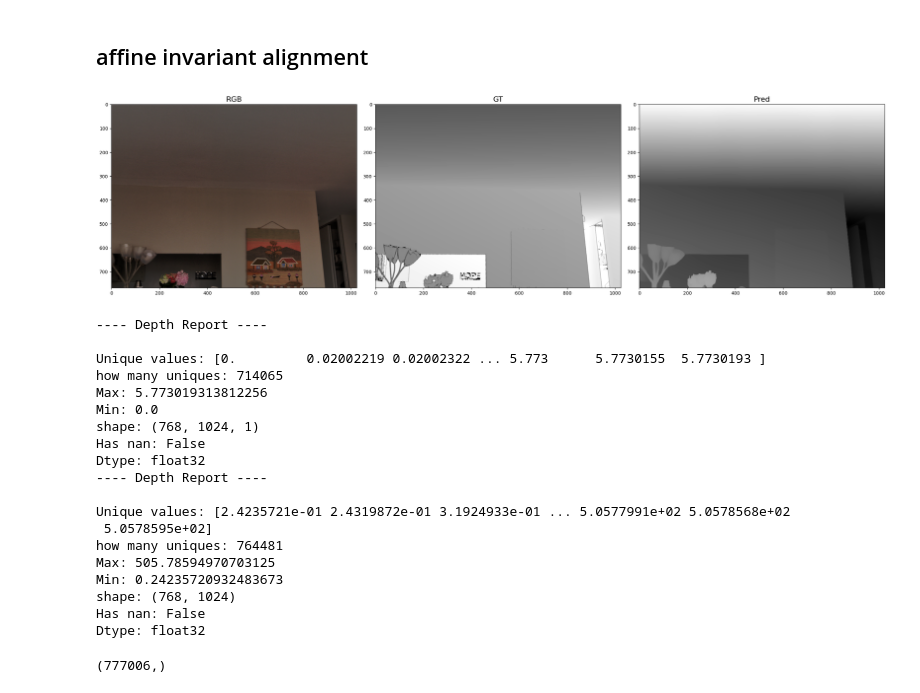
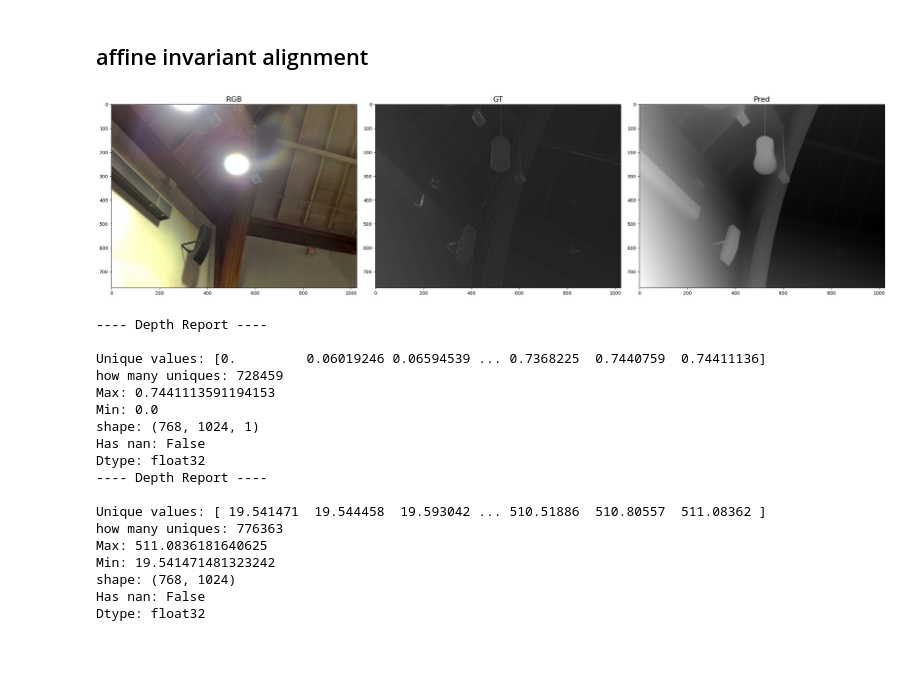
Before and after one commit to gkmocastro/depth-metrics-pavic, a Jupyter notebook: metrics.ipynb, the cells around one changed output. Saved outputs shown, nothing was run; the diff lists cells and outputs as text; code cells hidden in the pictures; blank space fills up the shorter version.

```diff
--- a/metrics.ipynb
+++ b/metrics.ipynb
@@ -78,6 +78,7 @@ filenames_mask = get_sorted_files(diode_path, "_depth_mask.npy")
 filenames_preds_indoor = get_sorted_files(diode_indoor_preds, ".npy")
 # %%
 index = 90
+index = 5
 pred_diode = np.load(filenames_preds_indoor[index])
 groundtruth = np.load(filenames_depth[index])
 rgb = np.array(Image.open(filenames_img[index]))
@@ -91,25 +92,24 @@ mask_bool = (groundtruth_masked == 0)
 groundtruth_masked[mask_bool] = np.inf
 disparity_masked = 1/groundtruth_masked
 # %%
-show_pred_gt(rgb, groundtruth_capped_upper ,pred_diode)
+show_pred_gt(rgb, disparity_masked ,pred_diode)
 # %% [output]
-[figure, old version]
+[figure, new version]
 ---- Depth Report ----
 
-Unique values: [0.         0.02002219 0.02002322 ... 5.773      5.7730155  5.7730193 ]
-how many uniques: 714065
-Max: 5.773019313812256
+Unique values: [0.         0.06019246 0.06594539 ... 0.7368225  0.7440759  0.74411136]
+how many uniques: 728459
+Max: 0.7441113591194153
 Min: 0.0
 shape: (768, 1024, 1)
 Has nan: False
 Dtype: float32
 ---- Depth Report ----
 
-Unique values: [2.4235721e-01 2.4319872e-01 3.1924933e-01 ... 5.0577991e+02 5.0578568e+02
- 5.0578595e+02]
-how many uniques: 764481
-Max: 505.78594970703125
-Min: 0.24235720932483673
+Unique values: [ 19.541471  19.544458  19.593042 ... 510.51886  510.80557  511.08362 ]
+how many uniques: 776363
+Max: 511.0836181640625
+Min: 19.541471481323242
 shape: (768, 1024)
 Has nan: False
 Dtype: float32
@@ -120,7 +120,3 @@ flat_disparity_gt_masked = flat_disparity_gt[flat_mask] #ESTE AQUI É O GT FLAT
 # %%
 flat_pred = pred_diode.flatten()
 flat_pred_masked = flat_pred[flat_mask] # ESTE AQUI É O PRED FLAT
-# %%
-flat_pred_masked.shape
-# %% [output]
-(777006,)
```
Also changed, not shown: parts of 6 cells of this notebook.
